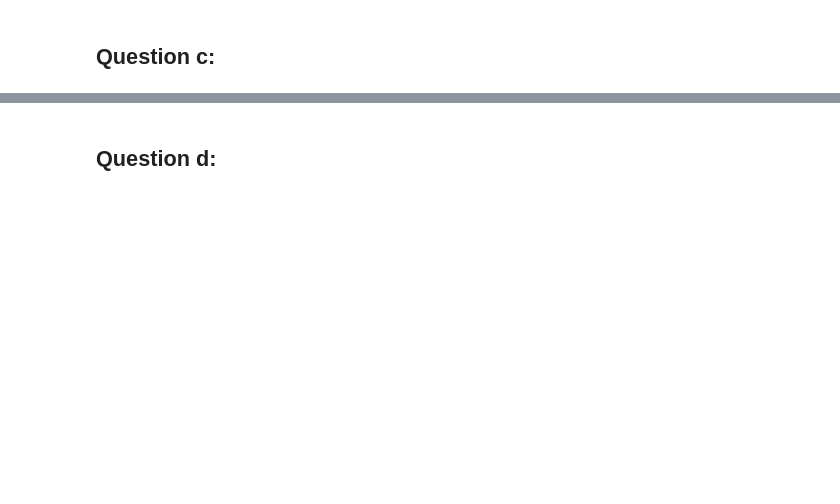
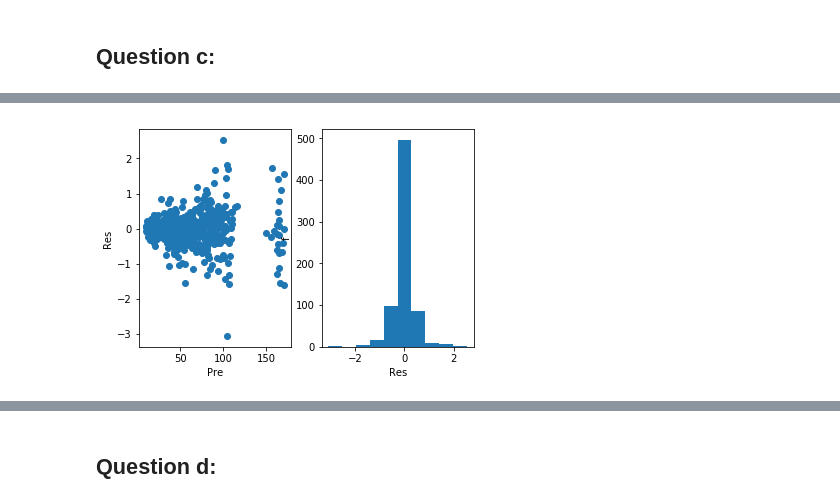
Before and after one commit to alexedinburgh/DM, a Jupyter notebook: HW1/HW1.ipynb, the cells around one changed output, grey strips where cells are left out. Saved outputs shown, nothing was run; the diff lists cells and outputs as text; code cells hidden in the pictures; blank space fills up the shorter version.

```diff
--- a/HW1/HW1.ipynb
+++ b/HW1/HW1.ipynb
@@ -229,2 +241,87 @@ The MLR model is not reasonable for this problem.
 # %% [markdown]
 ## Question c:
+# %%
+import numpy as np
+import pandas as pd
+from sklearn import datasets, linear_model
+from sklearn.metrics import mean_squared_error
+from matplotlib import pyplot as plt
+
+
+col1 = []
+col2 = []
+col3 = []
+col4 = []
+col5 = []
+col6 = []
+col7 = []
+
+with open("dow_jones_index.data") as myfile:
+    lines = myfile.readlines() #reads the entire file
+
+for i in lines:
+    x1, x2, x3, x4, x5, x6, y = i.split(',')[3], i.split(',')[4], i.split(',')[5], \
+                        i.split(',')[6], i.split(',')[8], i.split(',')[9], i.split(',')[11]
+
+    if "percent_change_price" not in x5:
+        col1.append(i.split(',')[8])
+    if "percent_change_volume_over_last_wk" not in x6:
+        col2.append(i.split(',')[9])
+    if "open" not in x1:
+        col3.append(i.split(',')[3])
+    if "high" not in x2:
+        col4.append(i.split(',')[4])
+    if "low" not in x3:
+        col5.append(i.split(',')[5])
+    if "close" not in x4:
+        col6.append(i.split(',')[6])
+    if "next_weeks_open" not in y:
+        col7.append(i.split(',')[11])
+
+myfile.close()
+
+x1 = []
+x2 = []
+x3 = []
+x4 = []
+x5 = []
+x6 = []
+y = []
+
+for i in range(0,len(col1)):
+    if col2[i] != '':
+        x1.append(float(str(col1[i])))
+        x2.append(float(str(col2[i])))
+        x3.append(float(str(col3[i][1:])))
+        x4.append(float(str(col4[i][1:])))
+        x5.append(float(str(col5[i][1:])))
+        x6.append(float(str(col6[i][1:])))
+        y.append(float(str(col7[i][1:])))
+
+df = pd.DataFrame(x1)
+df[1] = x2
+df[2] = x3
+df[3] = x4
+df[4] = x5
+df[5] = x6
+
+clf = linear_model.LinearRegression()
+clf.fit(df, y)
+
+
+print 'Intercept: ', clf.intercept_
+print 'Coef: ', clf.coef_
+
+predictions = clf.predict(df)
+mse = mean_squared_error(y, predictions)
+print'MSE: ', mse
+
+residuals = y - predictions
+fig, (ax1, ax2) = plt.subplots(1,2)
+ax1.scatter(predictions, residuals)
+ax1.set_xlabel("Pre")
+ax1.set_ylabel("Res")
+ax2.hist(residuals)
+ax2.set_xlabel("Res")
+ax2.set_ylabel("f")
+# %% [output]
@@ -230,0 +333 @@ The MLR model is not reasonable for this problem.
+[figure, added]
```
Also changed, not shown: parts of 6 cells of this notebook.
